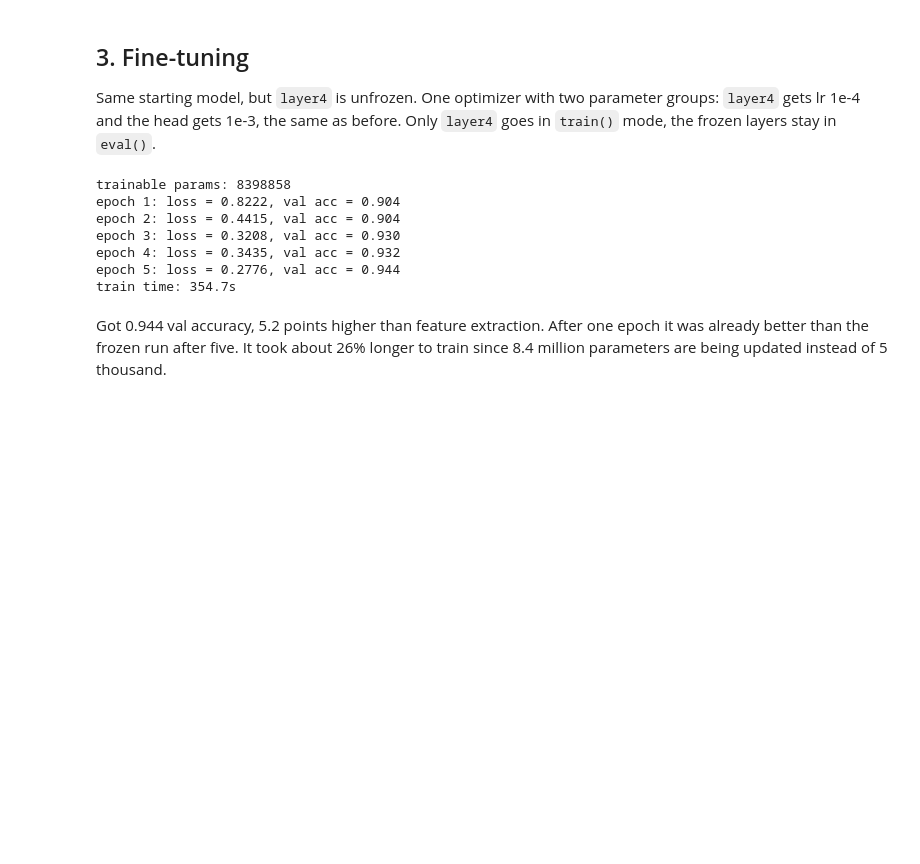
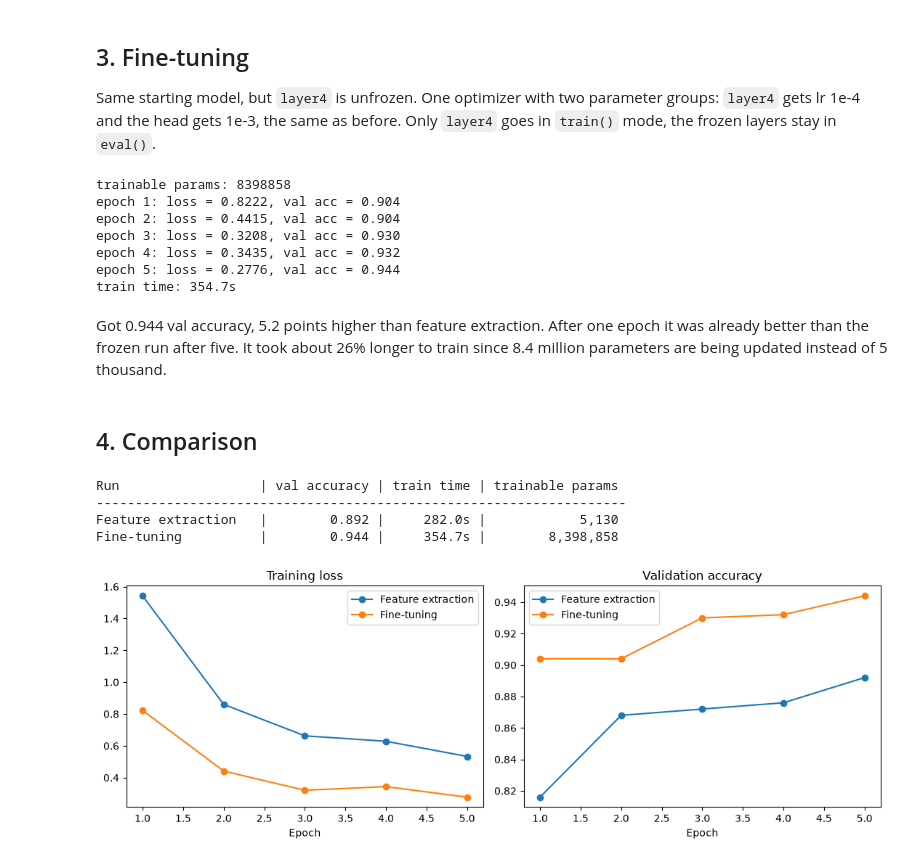
Before and after one commit to RjSalmonEng/AIGC-DeepLearning, a Jupyter notebook: Lab-3/Lab3.ipynb, the cells around one changed output. Cells and saved outputs as stored; diff of their text form; code cells hidden in the pictures; blank space fills up the shorter version.

```diff
--- a/Lab-3/Lab3.ipynb
+++ b/Lab-3/Lab3.ipynb
@@ -244,3 +244,30 @@ epoch 5: loss = 0.2776, val acc = 0.944
 train time: 354.7s
 # %% [markdown]
 Got 0.944 val accuracy, 5.2 points higher than feature extraction. After one epoch it was already better than the frozen run after five. It took about 26% longer to train since 8.4 million parameters are being updated instead of 5 thousand.
+# %% [markdown]
+## 4. Comparison
+# %%
+print(f"{'Run':<20} | {'val accuracy':>12} | {'train time':>10} | {'trainable params':>16}")
+print("-" * 68)
+for name, h in results.items():
+    print(f"{name:<20} | {h['val_acc'][-1]:>12.3f} | {h['train_time']:>9.1f}s | {h['trainable']:>16,}")
+
+fig, axes = plt.subplots(1, 2, figsize=(11, 4))
+for name, h in results.items():
+    epochs = range(1, EPOCHS + 1)
+    axes[0].plot(epochs, h["loss"], marker="o", label=name)
+    axes[1].plot(epochs, h["val_acc"], marker="o", label=name)
+axes[0].set_title("Training loss")
+axes[1].set_title("Validation accuracy")
+for ax in axes:
+    ax.set_xlabel("Epoch")
+    ax.legend()
+plt.tight_layout()
+plt.savefig("figures/comparison.png", dpi=150)
+plt.show()
+# %% [output]
+Run                  | val accuracy | train time | trainable params
+--------------------------------------------------------------------
+Feature extraction   |        0.892 |     282.0s |            5,130
+Fine-tuning          |        0.944 |     354.7s |        8,398,858
+[figure, added]
```
Also changed, not shown: parts of 1 cell of this notebook, 1 other file.
